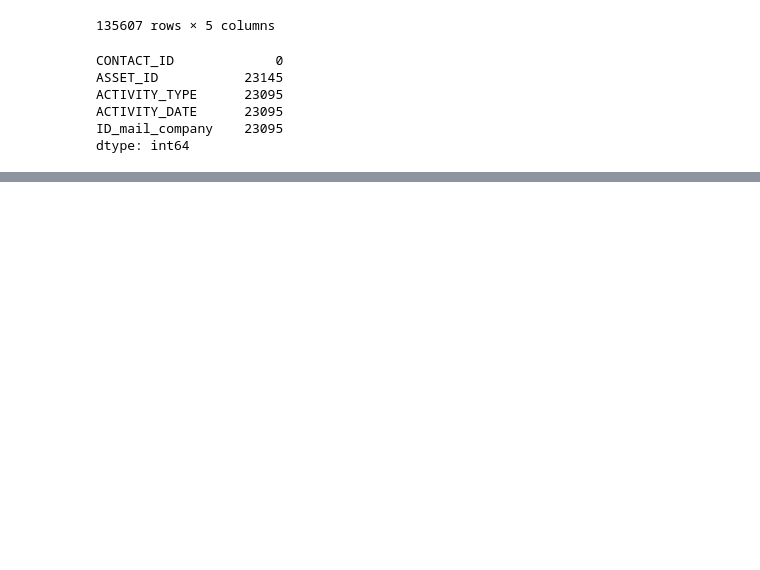
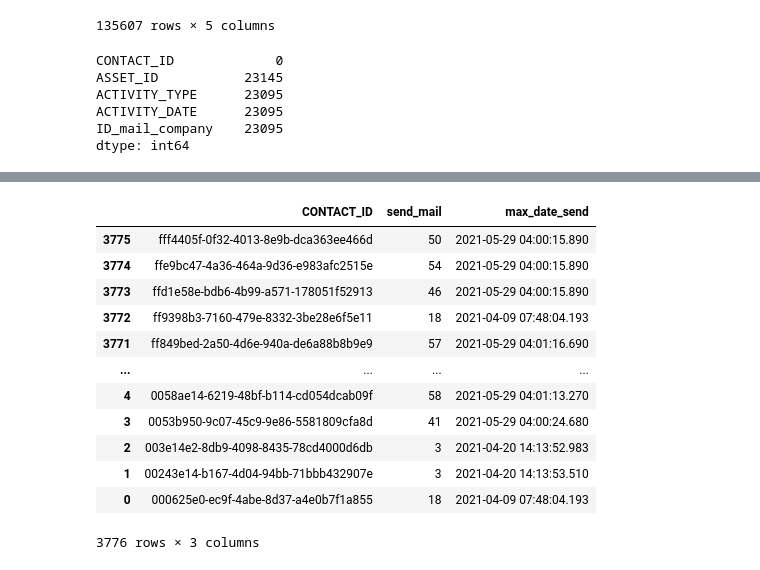
Before and after one commit to IvanovNA01/test_task_junior, a Jupyter notebook: test_to_jun1.ipynb, the cells around one changed output, grey strips where cells are left out. Cells and saved outputs as stored; diff of their text form; code cells hidden in the pictures; blank space fills up the shorter version.

```diff
--- a/test_to_jun1.ipynb
+++ b/test_to_jun1.ipynb
@@ -219,3 +227,21 @@ company_mail_send  = company_mail_send.loc[company_mail_send.ID_mail_company.isi
+# %%
+send_mail = company_mail_send.groupby('CONTACT_ID', as_index=False).aggregate({"ASSET_ID": "count", "full_date_send": "max"})
+send_mail = send_mail.rename(columns = {"ASSET_ID":"send_mail", "full_date_send":"max_date_send"}).sort_values("CONTACT_ID", ascending=False)
+send_mail
+# %% [output]
+|  | CONTACT_ID | send_mail | max_date_send |
+| 3775 | fff4405f-0f32-4013-8e9b-dca363ee466d | 50 | 2021-05-29 04:00:15.890 |
+| 3774 | ffe9bc47-4a36-464a-9d36-e983afc2515e | 54 | 2021-05-29 04:00:15.890 |
+| 3773 | ffd1e58e-bdb6-4b99-a571-178051f52913 | 46 | 2021-05-29 04:00:15.890 |
+| 3772 | ff9398b3-7160-479e-8332-3be28e6f5e11 | 18 | 2021-04-09 07:48:04.193 |
+| 3771 | ff849bed-2a50-4d6e-940a-de6a88b8b9e9 | 57 | 2021-05-29 04:01:16.690 |
+| ... | ... | ... | ... |
+| 4 | 0058ae14-6219-48bf-b114-cd054dcab09f | 58 | 2021-05-29 04:01:13.270 |
+| 3 | 0053b950-9c07-45c9-9e86-5581809cfa8d | 41 | 2021-05-29 04:00:24.680 |
+| 2 | 003e14e2-8db9-4098-8435-78cd4000d6db | 3 | 2021-04-20 14:13:52.983 |
+| 1 | 00243e14-b167-4d04-94bb-71bbb432907e | 3 | 2021-04-20 14:13:53.510 |
+| 0 | 000625e0-ec9f-4abe-8d37-a4e0b7f1a855 | 18 | 2021-04-09 07:48:04.193 |
+3776 rows × 3 columns
 # %%
 """Просмотрим доставленные письма
     Junior_e_open:
```
Also changed, not shown: parts of 17 cells of this notebook, 1 other file.
